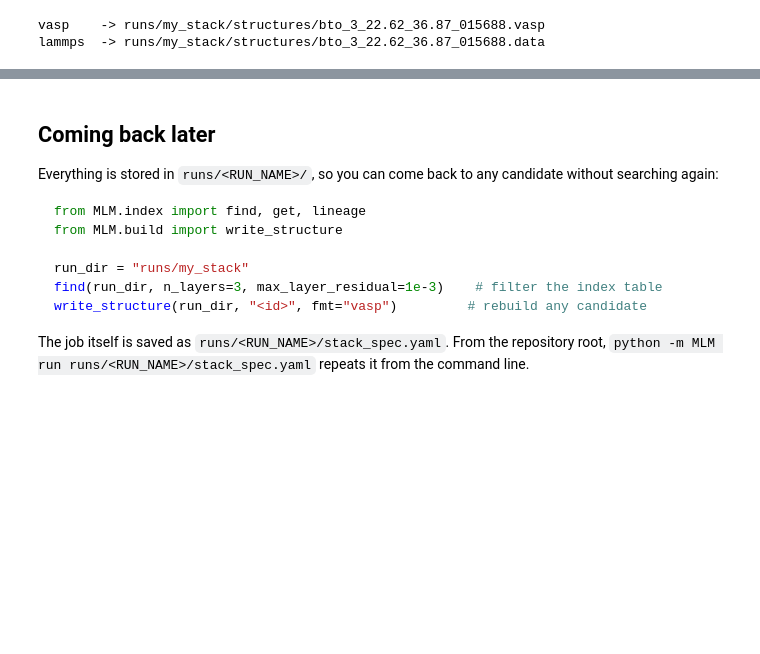
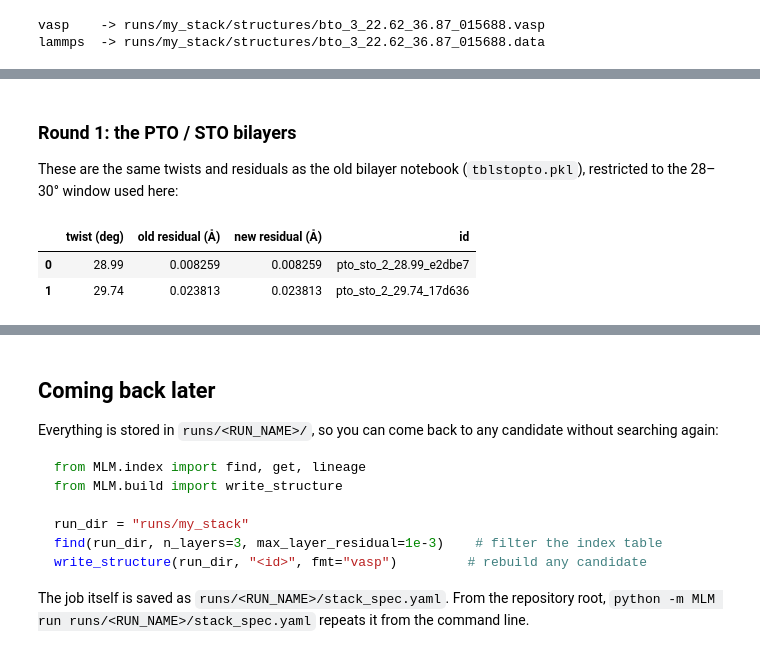
Before and after one commit to anikeya9/Multi-Layer-Moire-Generator-MLM, a Jupyter notebook: notebooks/moire_stack_explorer.ipynb, the cells around one changed output, grey strips where cells are left out. Drawn from its saved outputs; the diff is of its cells as text; code cells hidden in the pictures; blank space fills up the shorter version.

```diff
--- a/notebooks/moire_stack_explorer.ipynb
+++ b/notebooks/moire_stack_explorer.ipynb
@@ -387,0 +444,17 @@ lammps  -> runs/my_stack/structures/bto_3_22.62_36.87_015688.data
+# %% [markdown]
+### Round 1: the PTO / STO bilayers
+
+These are the same twists and residuals as the old bilayer notebook (`tblstopto.pkl`),
+restricted to the 28–30° window used here:
+# %%
+reference = pd.read_pickle(REPO / "moire_structures" / "PTO_STO" / "tblstopto.pkl")
+in_window = reference[(reference["Theta"] >= 28.0) & (reference["Theta"] < 30.0)]
+old = pd.DataFrame({"twist (deg)": in_window["Theta"].round(2), "old residual (Å)": in_window["delvec"]})
+new_bilayers = find(hetero_dir, n_layers=2)
+new = pd.DataFrame({"twist (deg)": new_bilayers["twist"].round(2), "new residual (Å)": new_bilayers["residual"],
+                    "id": new_bilayers["id"]})
+old.merge(new, on="twist (deg)", how="outer").sort_values("twist (deg)").reset_index(drop=True)
+# %% [output]
+|  | twist (deg) | old residual (Å) | new residual (Å) | id |
+| 0 | 28.99 | 0.008259 | 0.008259 | pto_sto_2_28.99_e2dbe7 |
+| 1 | 29.74 | 0.023813 | 0.023813 | pto_sto_2_29.74_17d636 |
```
Also changed, not shown: parts of 11 cells of this notebook, 3 other files.
